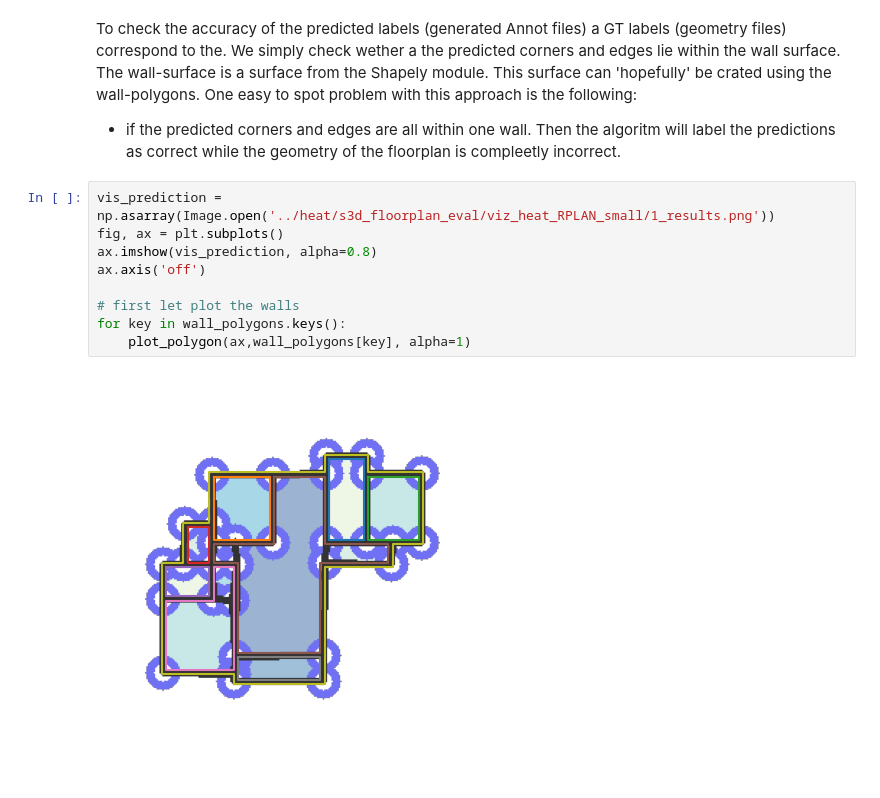
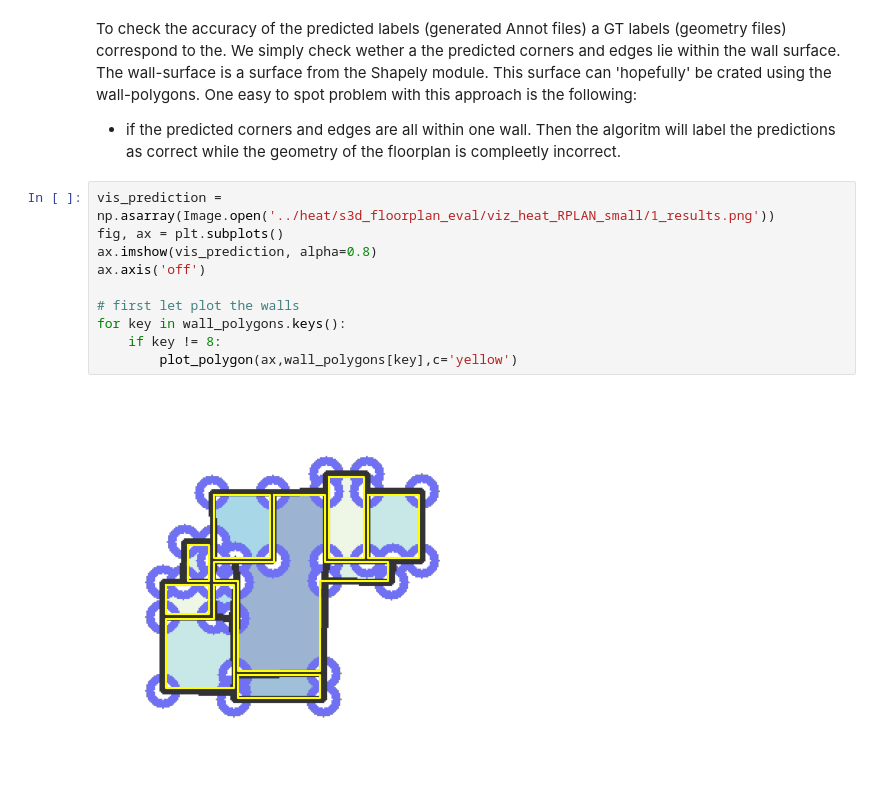
Before and after one commit to woutervanbeek/HEAT_Reproduction, a Jupyter notebook: Create_annot_files.ipynb, the cells around one changed output. Saved outputs shown, nothing was run; the diff lists cells and outputs as text.

```diff
--- a/Create_annot_files.ipynb
+++ b/Create_annot_files.ipynb
@@ -122,11 +122,12 @@ One easy to spot problem with this approach is the following:
 # %%
 vis_prediction = np.asarray(Image.open('../heat/s3d_floorplan_eval/viz_heat_RPLAN_small/1_results.png'))
 fig, ax = plt.subplots()
 ax.imshow(vis_prediction, alpha=0.8)
 ax.axis('off')
 
 # first let plot the walls
 for key in wall_polygons.keys():
-    plot_polygon(ax,wall_polygons[key], alpha=1)
+    if key != 8:
+        plot_polygon(ax,wall_polygons[key],c='yellow')
 # %% [output]
-[figure, old version]
+[figure, new version]
```
Also changed, not shown: parts of 1 cell of this notebook.
